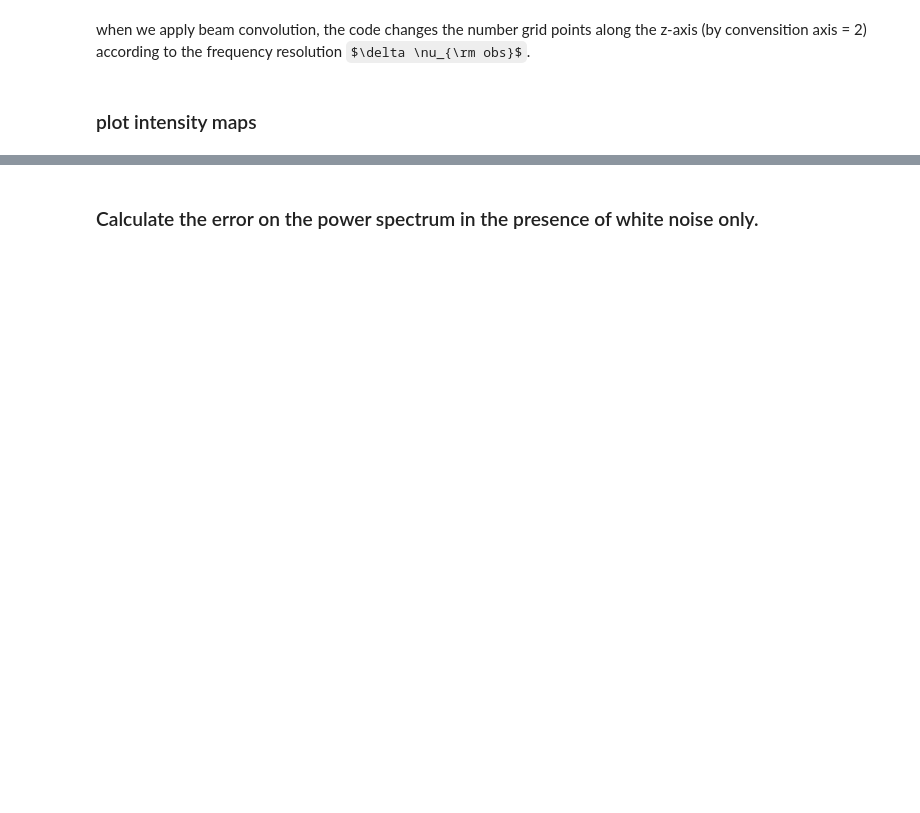
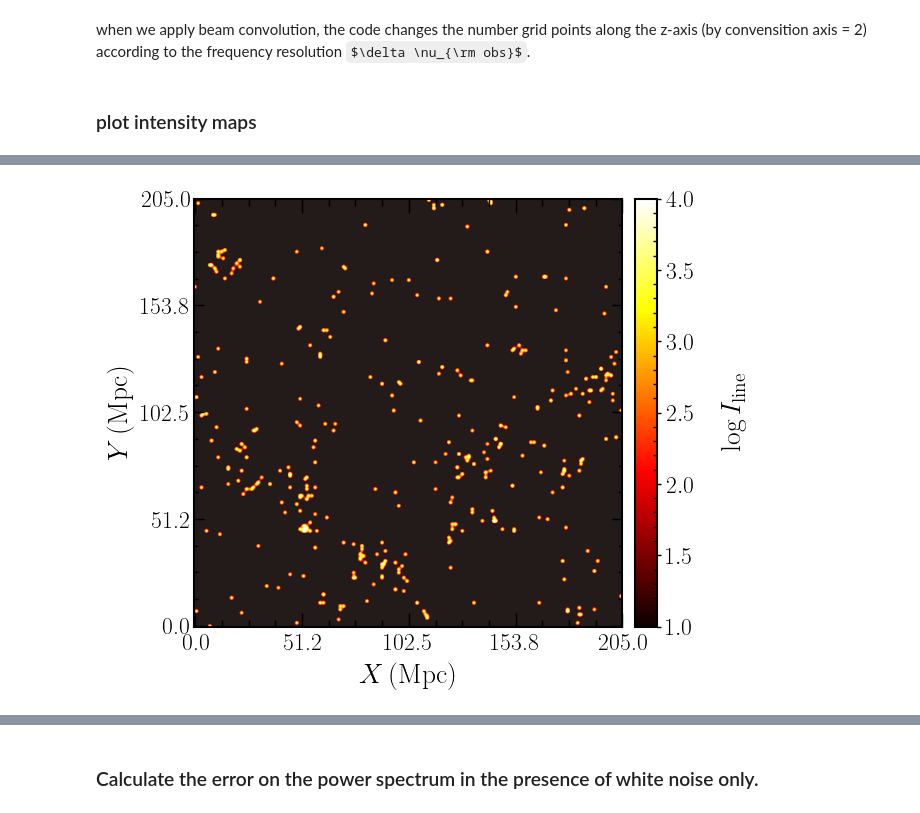
Before and after one commit to Anirbancosmo/Limpy, a Jupyter notebook: examples/Simulated_maps_and_powerspectra.ipynb, the cells around one changed output, grey strips where cells are left out. Saved outputs shown, nothing was run; the diff lists cells and outputs as text; code cells hidden in the pictures; some formulas as TeX source; blank space fills up the shorter version.

```diff
--- a/examples/Simulated_maps_and_powerspectra.ipynb
+++ b/examples/Simulated_maps_and_powerspectra.ipynb
@@ -196,7 +224,9 @@ kb1, pkb1 = lp.get_pk3d(
     ngrid,
     ngrid_new)
 # %%
-ll.plot_beam_convolution(Ig_beam1[:,:,0], ngrid, boxsize, z, cmap="hot", plot_scale="log", vmax=1000, vmin=100)
+ll.plot_beam_convolution(Ig_beam1[:,:,0], ngrid, boxsize, z, cmap="hot", plot_scale="log", vmax=10000, vmin=10)
+# %% [output]
+[figure, added]
 # %%
 plt.loglog(kcal, lu.dk(kcal, pkcal), lw=3, label = "No beam conv")
 plt.loglog(kb, lu.dk(kb, pkb), lw=3, label = "beam conv, 1.5 arc-min")
```
Also changed, not shown: parts of 12 cells of this notebook, 22 other files.
